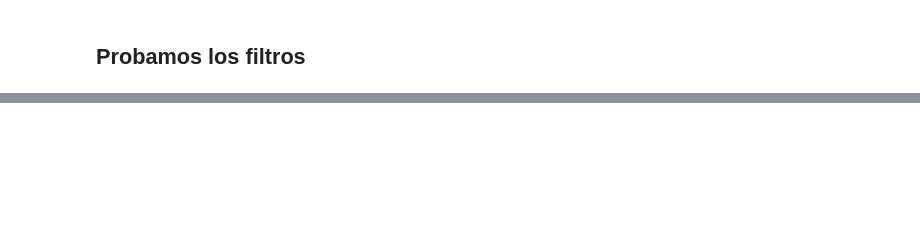
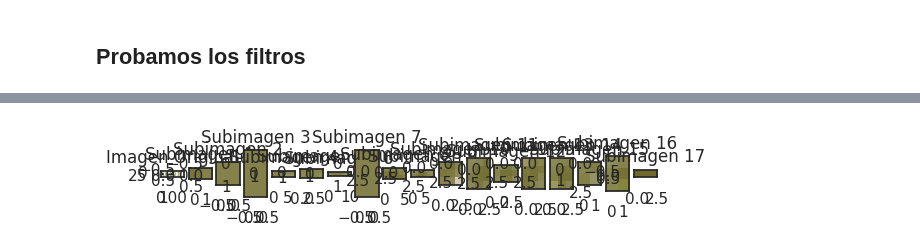
Before and after one commit to cabamarcos/Captcha_recognition, a Jupyter notebook: IAO.ipynb, the cells around one changed output, grey strips where cells are left out. Cells and saved outputs as stored; diff of their text form; code cells hidden in the pictures; blank space fills up the shorter version.

Commit message:
Funciona | Intentando ver pq los nuevos no

```diff
--- a/IAO.ipynb
+++ b/IAO.ipynb
@@ -1046,6 +1046,8 @@ for i, indice_error in enumerate(indices_errores):
 # %% [markdown]
 Ahora analizaremos en las imagenes completas
 # %%
+l = ['1', '2', '3', '4', '5', '6', '7', '8', '9', 'a', 'b', 'c', 'd', 'e', 'f', 'g', 'h', 'i',
+ 'j', 'k', 'l', 'm', 'n', 'o', 'p', 'q', 'r', 's', 't', 'u', 'v', 'w', 'x', 'y', 'z']
 def captcha(img,p):
     im=cv2.imread(str(img),0)
     threshold=cv2.adaptiveThreshold(im, 255, cv2.ADAPTIVE_THRESH_GAUSSIAN_C,cv2.THRESH_BINARY, 199, 5)
@@ -1107,3 +1132,65 @@ cv2_imshow(erosion)
+# %%
+def divide_imagen(imagen_path, salida_path):
+    # Cargar la imagen con OpenCV
+    imagen = cv2.imread(imagen_path)
+
+    # Convertir la imagen a escala de grises
+    imagen_gris = cv2.cvtColor(imagen, cv2.COLOR_BGR2GRAY)
+
+    # Aplicar umbral para obtener una imagen binaria
+    _, imagen_binaria = cv2.threshold(imagen_gris, 128, 255, cv2.THRESH_BINARY_INV)
+
+    # Encontrar contornos en la imagen binaria
+    contornos, _ = cv2.findContours(imagen_binaria, cv2.RETR_EXTERNAL, cv2.CHAIN_APPROX_SIMPLE)
+
+    # Crear una lista para almacenar las imágenes divididas
+    imagenes_divididas = []
+
+    # Iterar sobre los contornos y extraer las subimágenes
+    for i, contorno in enumerate(contornos):
+        # Obtener las coordenadas del rectángulo que encierra el contorno
+        (x, y, w, h) = cv2.boundingRect(contorno)
+
+        # Extraer la subimagen de la imagen original
+        subimagen = imagen[y:y+h, x:x+w]
+
+        # Guardar la subimagen en la lista
+        imagenes_divididas.append(subimagen)
+
+        # Guardar la subimagen como un archivo de imagen
+        nombre_archivo = f"{salida_path}/subimagen_{i+1}.png"
+        cv2.imwrite(nombre_archivo, subimagen)
+
+    return imagenes_divididas
+
+# Ruta de la imagen de entrada
+imagen_path = "/content/Nuevos/00601.png"
+
+# Ruta de la carpeta de salida para las subimágenes
+salida_path = "/content/separadas/"
+
+# Crear la carpeta de salida si no existe
+os.makedirs(salida_path, exist_ok=True)
+
+# Llamar a la función para dividir la imagen
+imagenes_divididas = divide_imagen(imagen_path, salida_path)
+
+# Mostrar la imagen original
+plt.subplot(1, len(imagenes_divididas) + 1, 1)
+plt.imshow(cv2.cvtColor(cv2.imread(imagen_path), cv2.COLOR_BGR2RGB))
+plt.title('Imagen Original')
+
+# Mostrar las subimágenes divididas
+for i, subimagen in enumerate(imagenes_divididas):
+    plt.subplot(1, len(imagenes_divididas) + 1, i + 2)
+    plt.imshow(cv2.cvtColor(subimagen, cv2.COLOR_BGR2RGB))
+    plt.title(f'Subimagen {i + 1}')
+
+# Ajustar el diseño y mostrar la figura
+plt.tight_layout()
+plt.show()
+# %% [output]
+[figure, added]
 # %%
 def captcha(img,p):
     im=cv2.imread(str(img),0)
```
Also changed, not shown: parts of 12 cells of this notebook.
